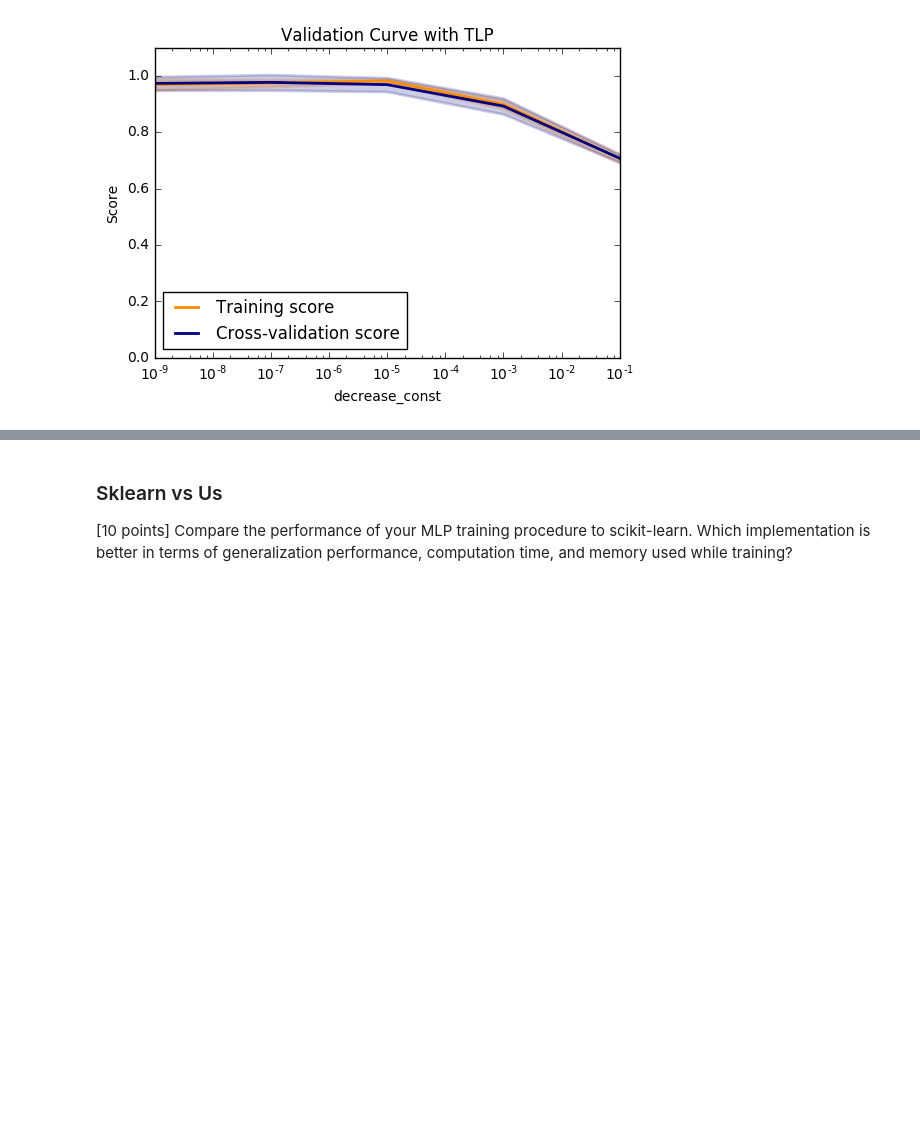
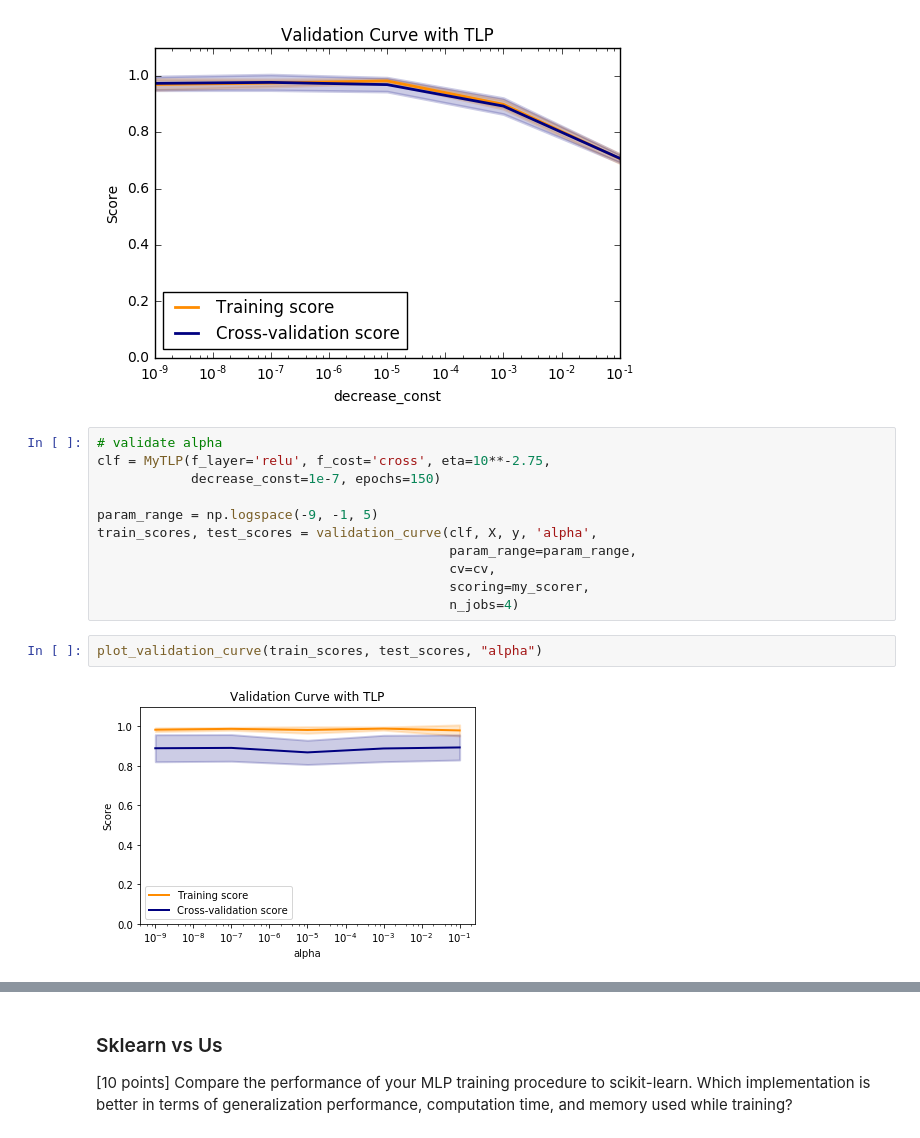
Before and after one commit to LukeWood/Multi-Layer-Perceptron, a Jupyter notebook: Lab5Writeup.ipynb, the cells around one changed output, grey strips where cells are left out. Saved outputs shown, nothing was run; the diff lists cells and outputs as text; blank space fills up the shorter version.

Commit message:
add validation curves for alpha and l2_c

```diff
--- a/Lab5Writeup.ipynb
+++ b/Lab5Writeup.ipynb
@@ -552,3 +552,18 @@ train_scores, test_scores = validation_curve(clf, X, y, 'decrease_const',
 plot_validation_curve(train_scores, test_scores, "decrease_const")
 # %% [output]
 [figure]
+# %%
+# validate alpha
+clf = MyTLP(f_layer='relu', f_cost='cross', eta=10**-2.75,
+            decrease_const=1e-7, epochs=150)
+
+param_range = np.logspace(-9, -1, 5)
+train_scores, test_scores = validation_curve(clf, X, y, 'alpha',
+                                             param_range=param_range,
+                                             cv=cv,
+                                             scoring=my_scorer,
+                                             n_jobs=4)
+# %%
+plot_validation_curve(train_scores, test_scores, "alpha")
+# %% [output]
+[figure, added]
```
Also changed, not shown: parts of 2 cells of this notebook.
